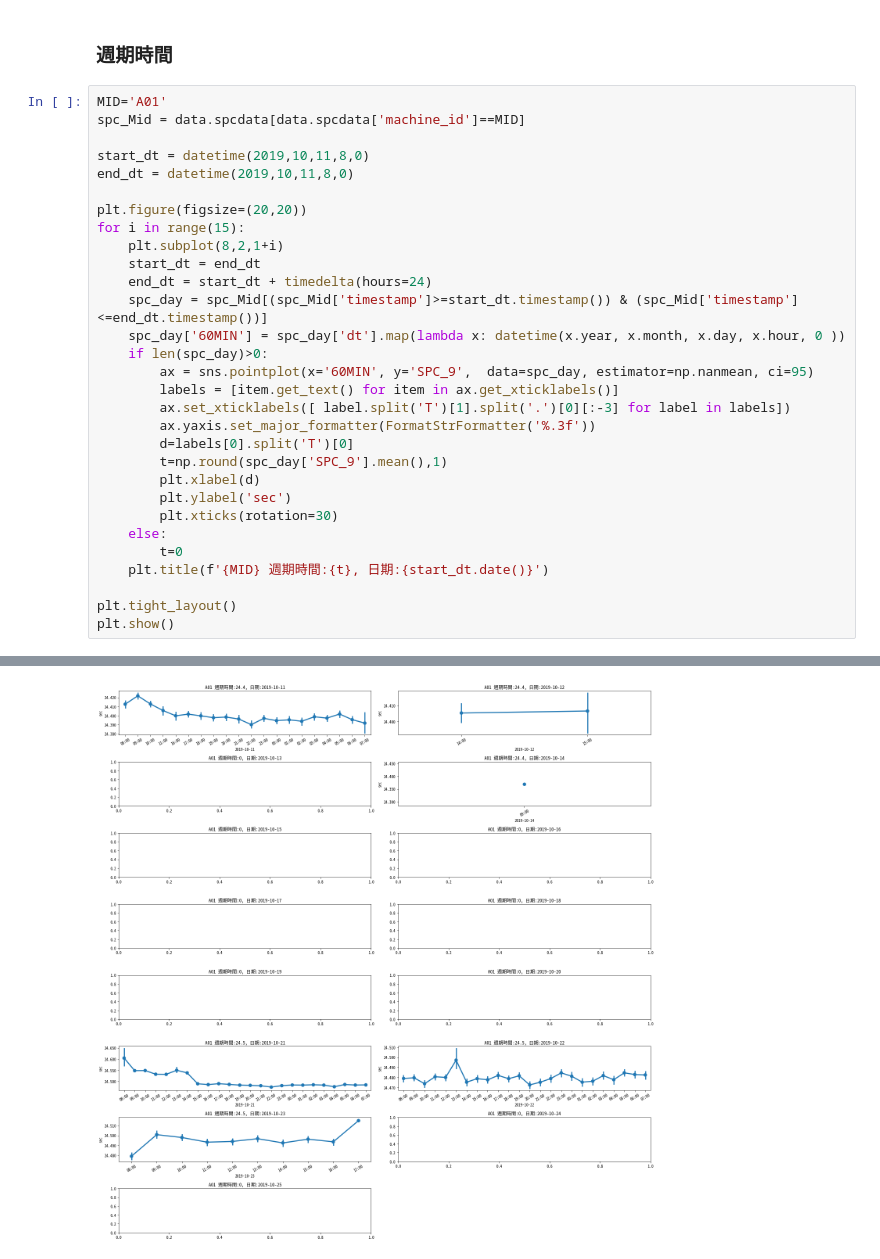
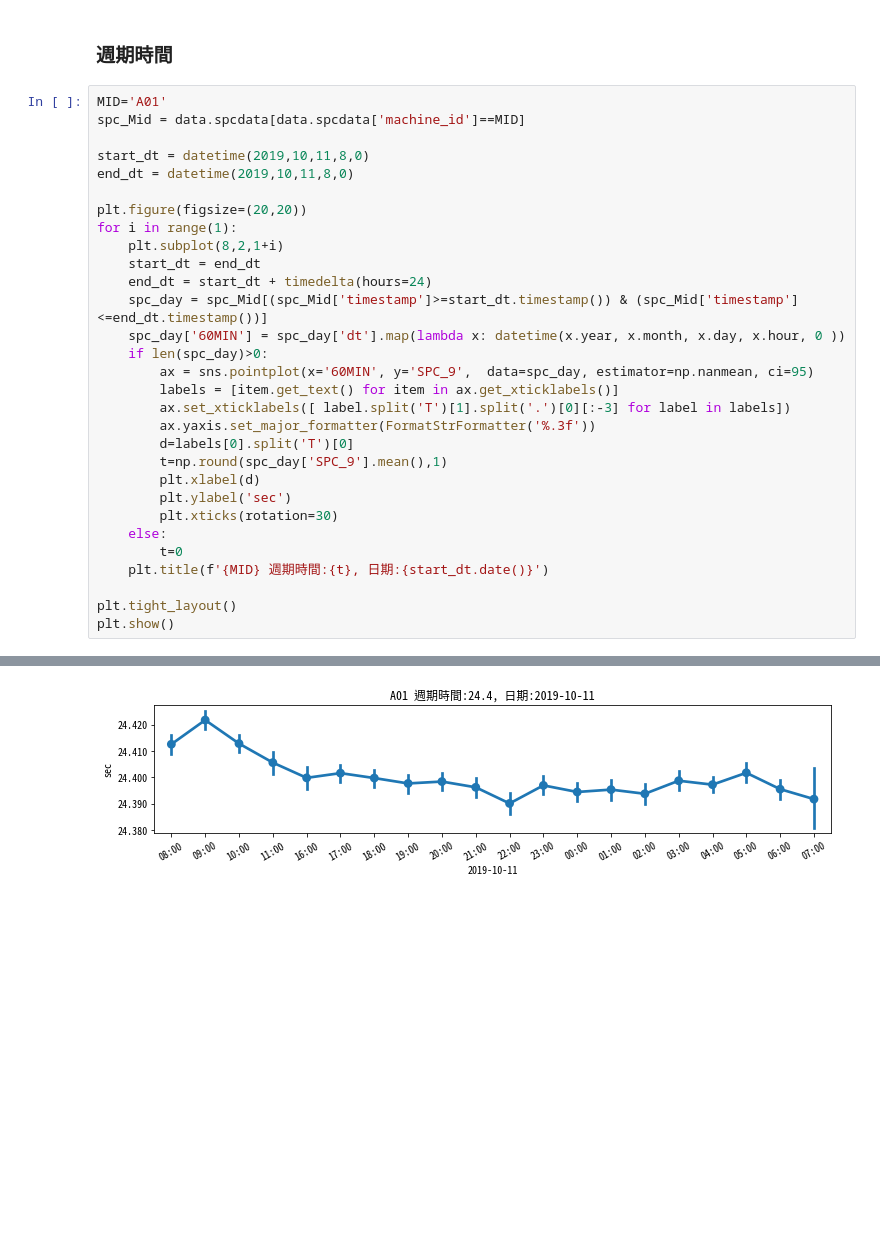
Before and after one commit to Backlu/Intelligent-Manufacturing, a Jupyter notebook: data_oee.ipynb, the cells around one changed output, grey strips where cells are left out. Cells and saved outputs as stored; diff of their text form; blank space fills up the shorter version.

```diff
--- a/data_oee.ipynb
+++ b/data_oee.ipynb
@@ -181,32 +181,32 @@ start_dt = datetime(2019,10,11,8,0)
 end_dt = datetime(2019,10,11,8,0)
 
 plt.figure(figsize=(20,20))
-for i in range(15):
+for i in range(1):
     plt.subplot(8,2,1+i)
     start_dt = end_dt
     end_dt = start_dt + timedelta(hours=24)
     spc_day = spc_Mid[(spc_Mid['timestamp']>=start_dt.timestamp()) & (spc_Mid['timestamp']<=end_dt.timestamp())]
     spc_day['60MIN'] = spc_day['dt'].map(lambda x: datetime(x.year, x.month, x.day, x.hour, 0 ))
     if len(spc_day)>0:
         ax = sns.pointplot(x='60MIN', y='SPC_9',  data=spc_day, estimator=np.nanmean, ci=95)
         labels = [item.get_text() for item in ax.get_xticklabels()]
         ax.set_xticklabels([ label.split('T')[1].split('.')[0][:-3] for label in labels])
         ax.yaxis.set_major_formatter(FormatStrFormatter('%.3f'))
         d=labels[0].split('T')[0]
         t=np.round(spc_day['SPC_9'].mean(),1)
         plt.xlabel(d)
         plt.ylabel('sec')
         plt.xticks(rotation=30)
     else:
         t=0
     plt.title(f'{MID} 週期時間:{t}, 日期:{start_dt.date()}')
 
 plt.tight_layout()
 plt.show()
 # %% [output]
 A value is trying to be set on a copy of a slice from a DataFrame.
 Try using .loc[row_indexer,col_indexer] = value instead
 
 See the caveats in the documentation: http://pandas.pydata.org/pandas-docs/stable/user_guide/indexing.html#returning-a-view-versus-a-copy
   del sys.path[0]
-[figure, old version]
+[figure, new version]
```
Also changed, not shown: parts of 1 cell of this notebook, 9 other files.
